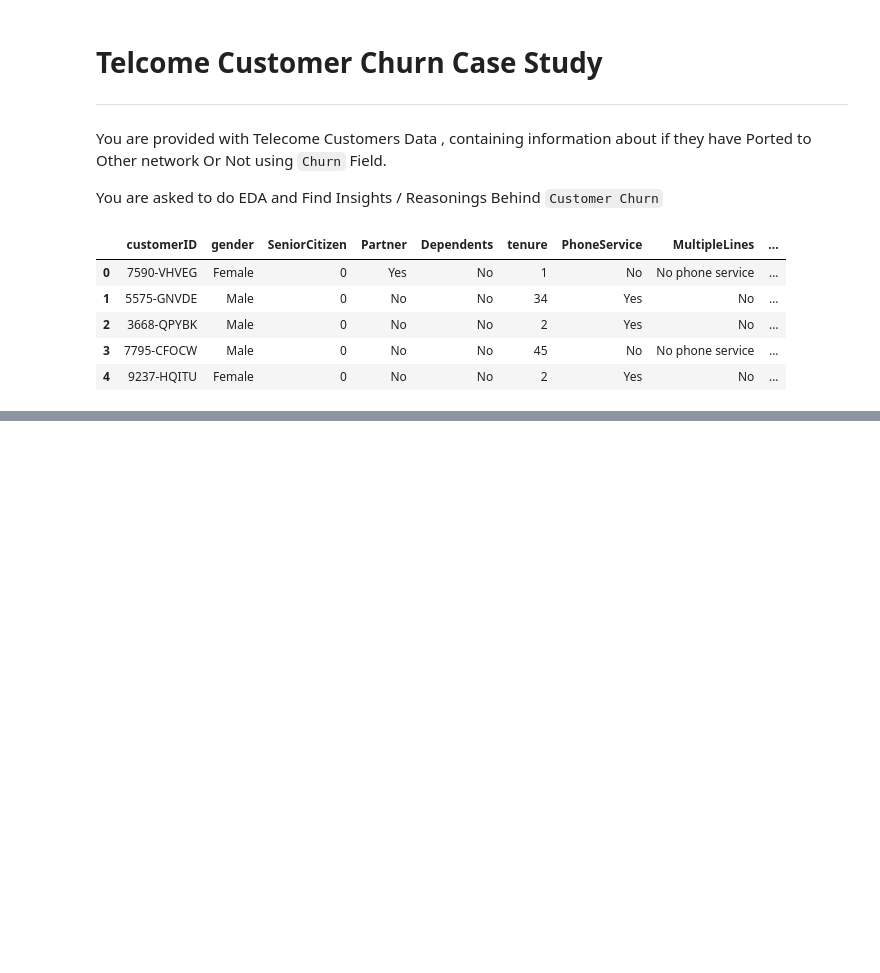
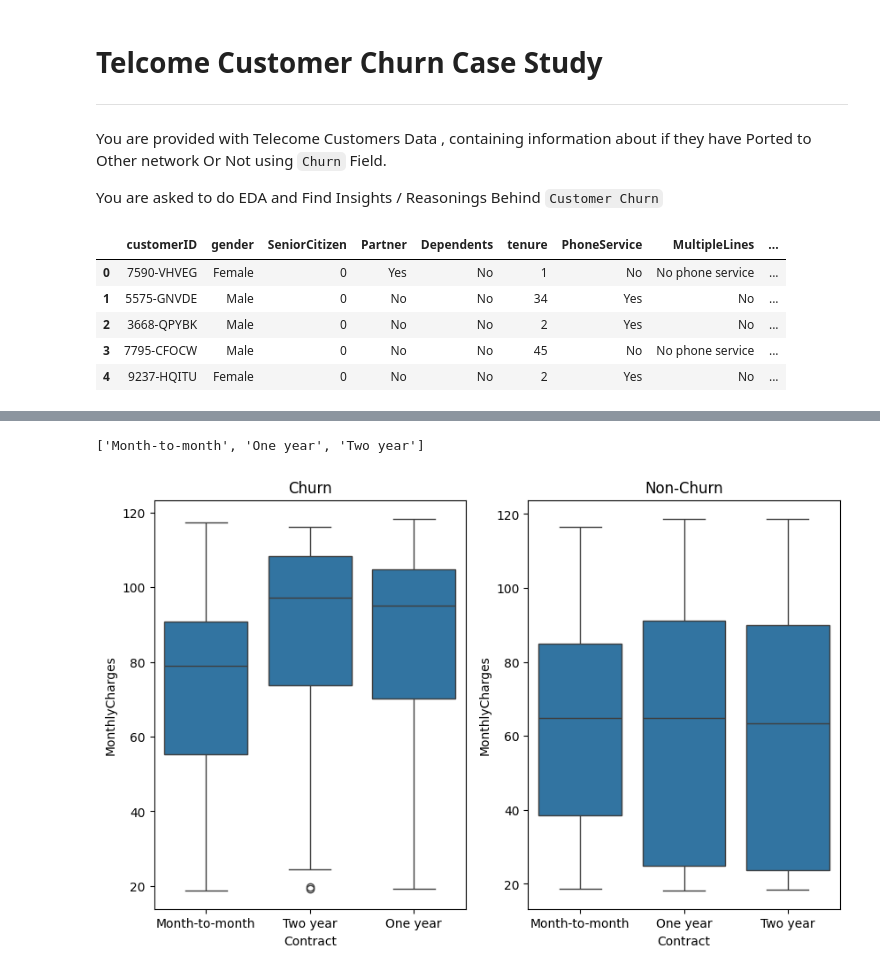
Before and after one commit to Surendranmengineer/suren_test, a Jupyter notebook: Telecom_Customer_Churn_Case_Study_EDA_with_Rajan.ipynb, the cells around one changed output, grey strips where cells are left out. Drawn from its saved outputs; the diff is of its cells as text; code cells hidden in the pictures; blank space fills up the shorter version.

```diff
--- a/Telecom_Customer_Churn_Case_Study_EDA_with_Rajan.ipynb
+++ b/Telecom_Customer_Churn_Case_Study_EDA_with_Rajan.ipynb
@@ -37,0 +243,26 @@ df.head()
+# %%
+df['Contract'].unique().tolist()
+# %% [output]
+['Month-to-month', 'One year', 'Two year']
+# %%
+# please ignore the code
+
+plt.figure(figsize=(10,6))
+
+plt.subplot(1,2,1)
+
+plt.title('Churn')
+
+sns.boxplot(x='Contract',y='MonthlyCharges', data=df_leavers)
+
+
+
+plt.subplot(1,2,2)
+
+plt.title('Non-Churn')
+
+sns.boxplot(x='Contract',y='MonthlyCharges', data=df_customers)
+
+plt.show()
+# %% [output]
+[figure, added]
```
Also changed, not shown: parts of 27 cells of this notebook.
